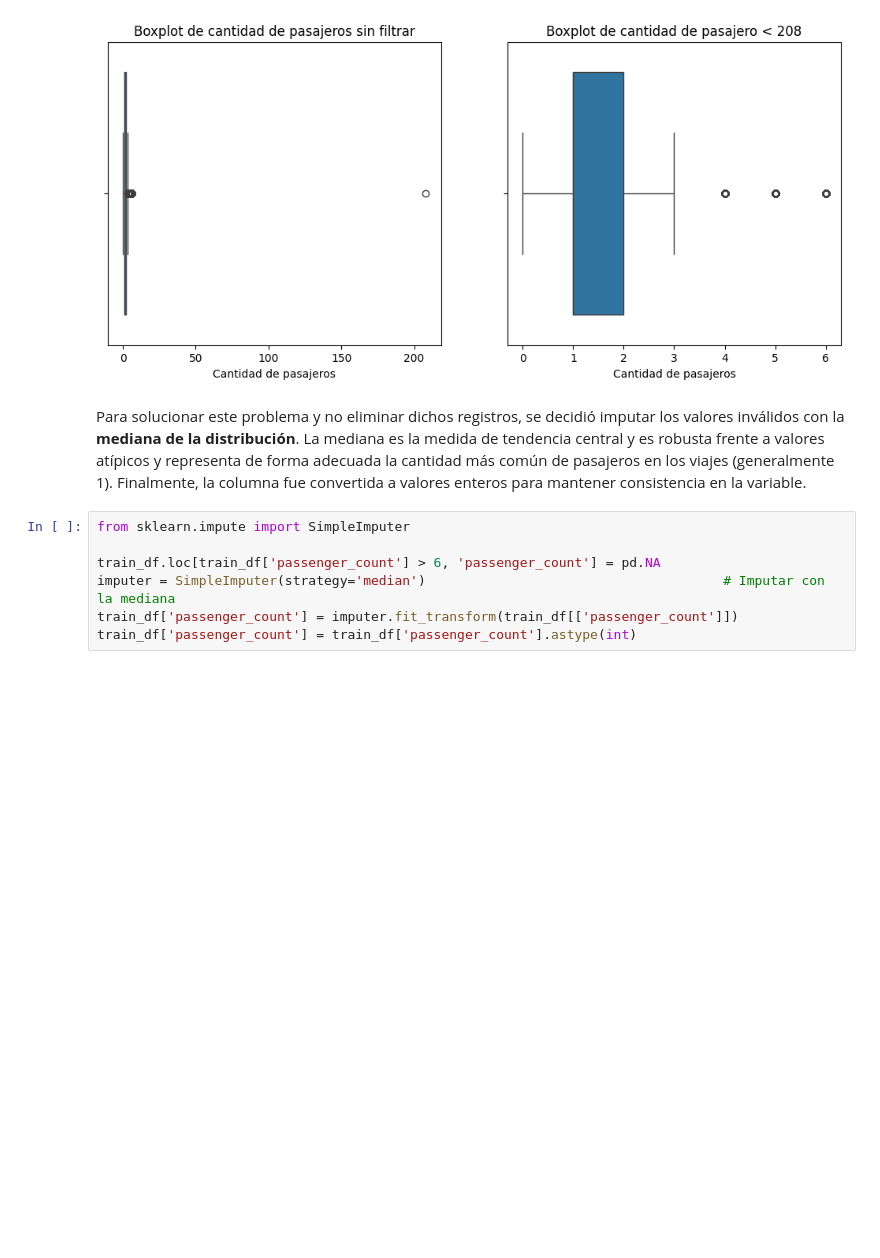
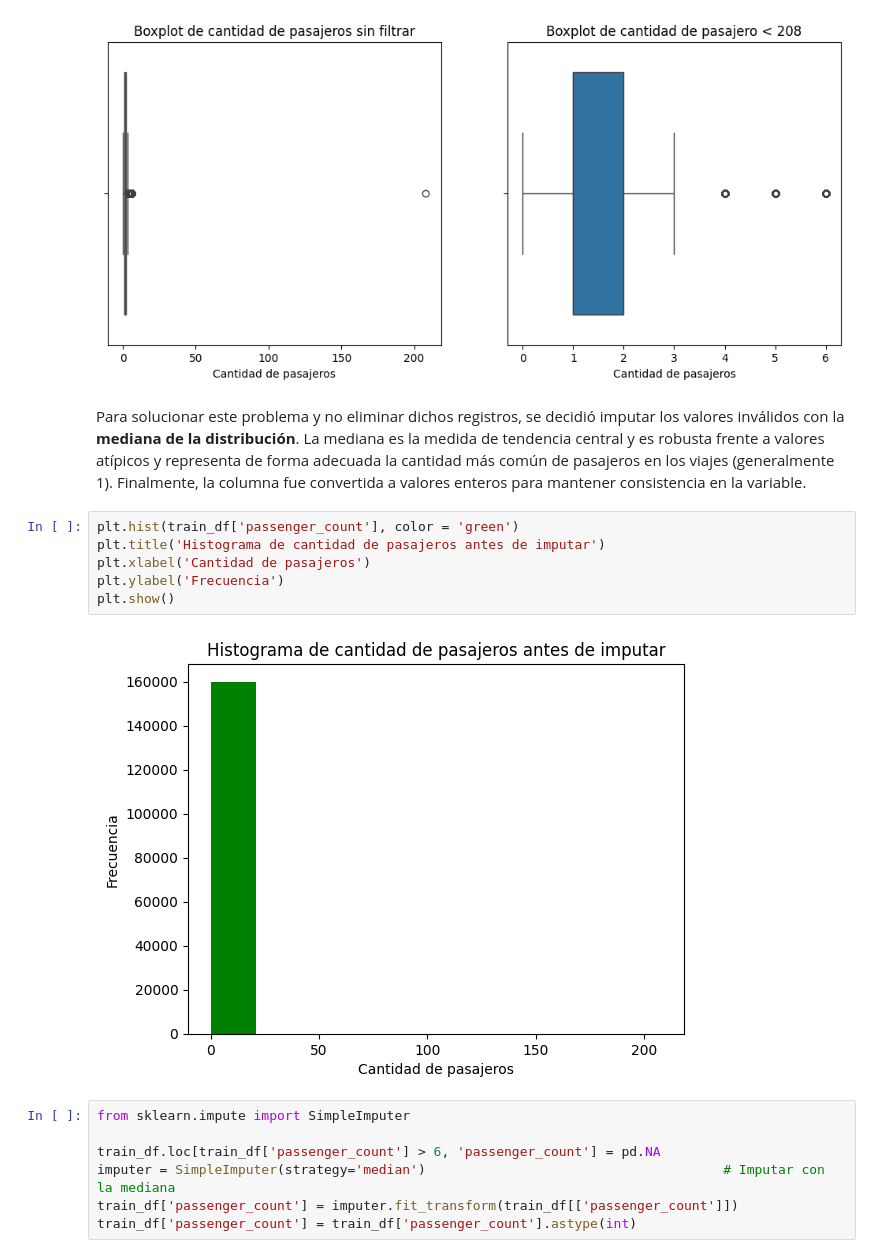
Before and after one commit to CaterinaMartinezD/AA1-TUIA-2025C1-Casado-MartinezDufour, a Jupyter notebook: TP-Regresion-AA1-2025C1.ipynb, the cells around one changed output. Cells and saved outputs as stored; diff of their text form; blank space fills up the shorter version.

```diff
--- a/TP-Regresion-AA1-2025C1.ipynb
+++ b/TP-Regresion-AA1-2025C1.ipynb
@@ -201,6 +201,14 @@ plt.show()
 [figure]
 # %% [markdown]
 Para solucionar este problema y no eliminar dichos registros, se decidió imputar los valores inválidos con la **mediana de la distribución**. La mediana es la medida de tendencia central y es robusta frente a valores atípicos y representa de forma adecuada la cantidad más común de pasajeros en los viajes (generalmente 1). Finalmente, la columna fue convertida a valores enteros para mantener consistencia en la variable.
+# %%
+plt.hist(train_df['passenger_count'], color = 'green')
+plt.title('Histograma de cantidad de pasajeros antes de imputar')
+plt.xlabel('Cantidad de pasajeros')
+plt.ylabel('Frecuencia')
+plt.show()
+# %% [output]
+[figure, added]
 # %%
 from sklearn.impute import SimpleImputer
 
```
Also changed, not shown: parts of 29 cells of this notebook, 1 other file.
